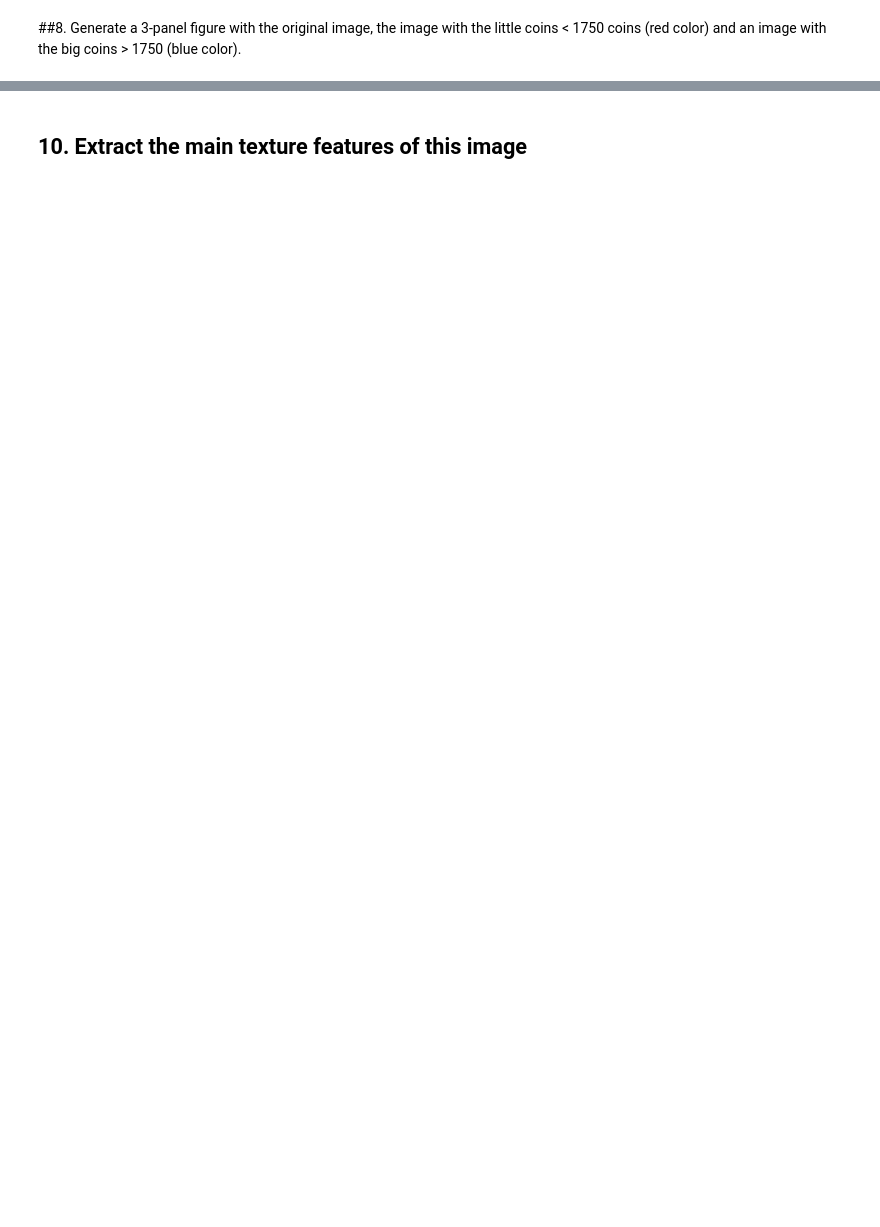
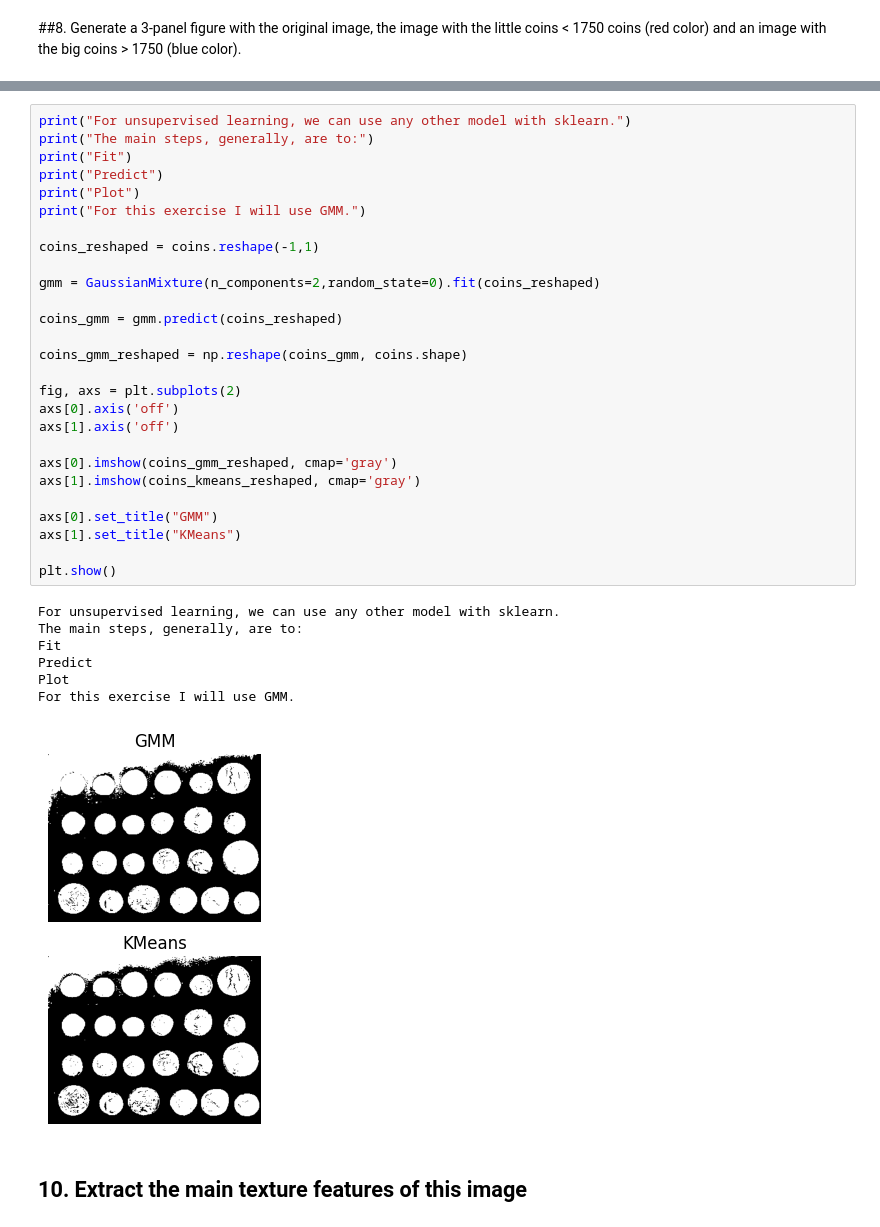
Before and after one commit to Hansespinosa2/emsse-notes, a Jupyter notebook: or/code/Tirana_CV_Test.ipynb, the cells around one changed output, grey strips where cells are left out. Cells and saved outputs as stored; diff of their text form; blank space fills up the shorter version.

```diff
--- a/or/code/Tirana_CV_Test.ipynb
+++ b/or/code/Tirana_CV_Test.ipynb
@@ -147,2 +179,37 @@ dtype: float64
+# %%
+print("For unsupervised learning, we can use any other model with sklearn.")
+print("The main steps, generally, are to:")
+print("Fit")
+print("Predict")
+print("Plot")
+print("For this exercise I will use GMM.")
+
+coins_reshaped = coins.reshape(-1,1)
+
+gmm = GaussianMixture(n_components=2,random_state=0).fit(coins_reshaped)
+
+coins_gmm = gmm.predict(coins_reshaped)
+
+coins_gmm_reshaped = np.reshape(coins_gmm, coins.shape)
+
+fig, axs = plt.subplots(2)
+axs[0].axis('off')
+axs[1].axis('off')
+
+axs[0].imshow(coins_gmm_reshaped, cmap='gray')
+axs[1].imshow(coins_kmeans_reshaped, cmap='gray')
+
+axs[0].set_title("GMM")
+axs[1].set_title("KMeans")
+
+plt.show()
+# %% [output]
+For unsupervised learning, we can use any other model with sklearn.
+The main steps, generally, are to:
+Fit
+Predict
+Plot
+For this exercise I will use GMM.
+[figure, added]
 # %% [markdown]
 ## 10. Extract the main texture features of this image
```
Also changed, not shown: parts of 5 cells of this notebook, 5 other files.
